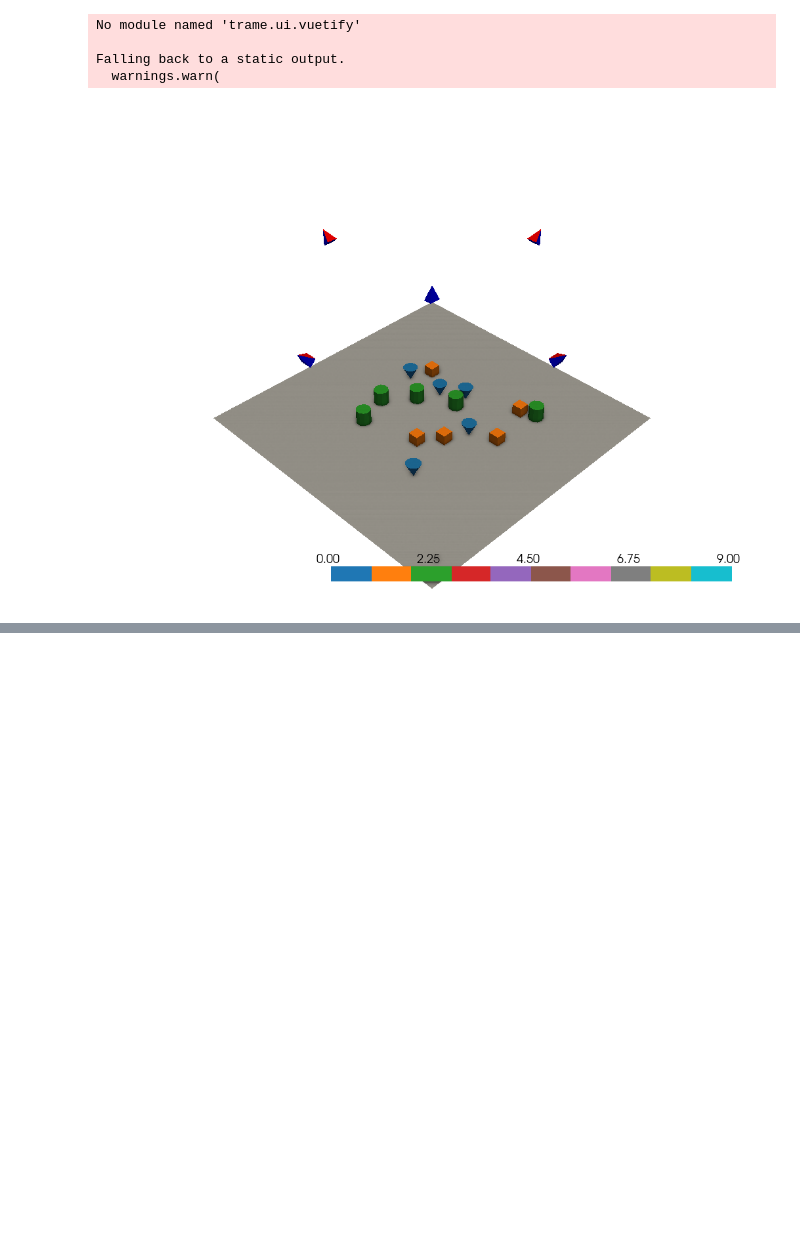
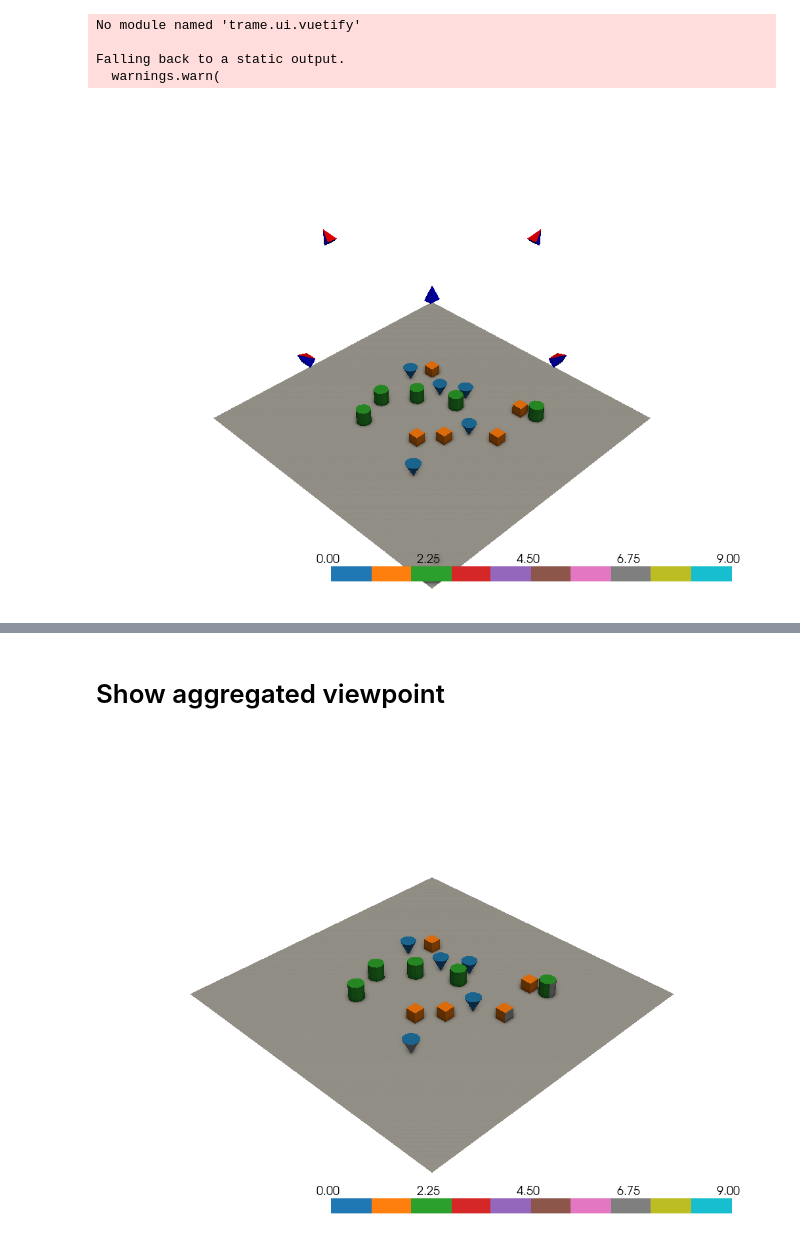
Before and after one commit to open-forest-observatory/geograypher, a Jupyter notebook: examples/concept_figure.ipynb, the cells around one changed output, grey strips where cells are left out. Saved outputs shown, nothing was run; the diff lists cells and outputs as text; code cells hidden in the pictures; blank space fills up the shorter version.

```diff
--- a/examples/concept_figure.ipynb
+++ b/examples/concept_figure.ipynb
@@ -145,0 +185,15 @@ mesh, labels_gdf = create_scene_mesh(
+# %%
+
+colors_per_face = np.full((mesh.n_cells, 3), fill_value=0.5)
+IDs_per_face = np.full((mesh.n_cells, 1), fill_value=np.nan)
+
+for i, (name, group) in enumerate(labels_gdf.groupby("name")):
+    num = len(group)
+    gradient = make_color_gradient(REALISTIC_COLOR_DICT[name], num, hue_range=HUE_RANGE_DICT[name])
+    # Indices into the original dataset
+    IDs = group.index.to_numpy()
+    # TODO rename
+    for ID, color in zip(IDs, gradient):
+        matching = mesh["ID"] == ID
+        colors_per_face[matching, :] = color
+        IDs_per_face[matching, :] = i
@@ -278,0 +380,10 @@ for i in range(5):
+# %% [markdown]
+# Show aggregated viewpoint
+# %%
+normalized_face_texture, face_texture, counts = aggregation_mesh.aggregate_viewpoints_pytorch3d(segmentor_camera_set)
+max_class = np.argmax(face_texture, axis=1).astype(float)
+zeros_mask = np.sum(face_texture, axis=1) == 0
+max_class[zeros_mask] = np.nan
+aggregation_mesh.vis(vis_scalars=max_class, force_xvfb=True, mesh_kwargs={"cmap":"tab10", "clim": (0,9)})
+# %% [output]
+[figure, added]
```
Also changed, not shown: parts of 22 cells of this notebook.
